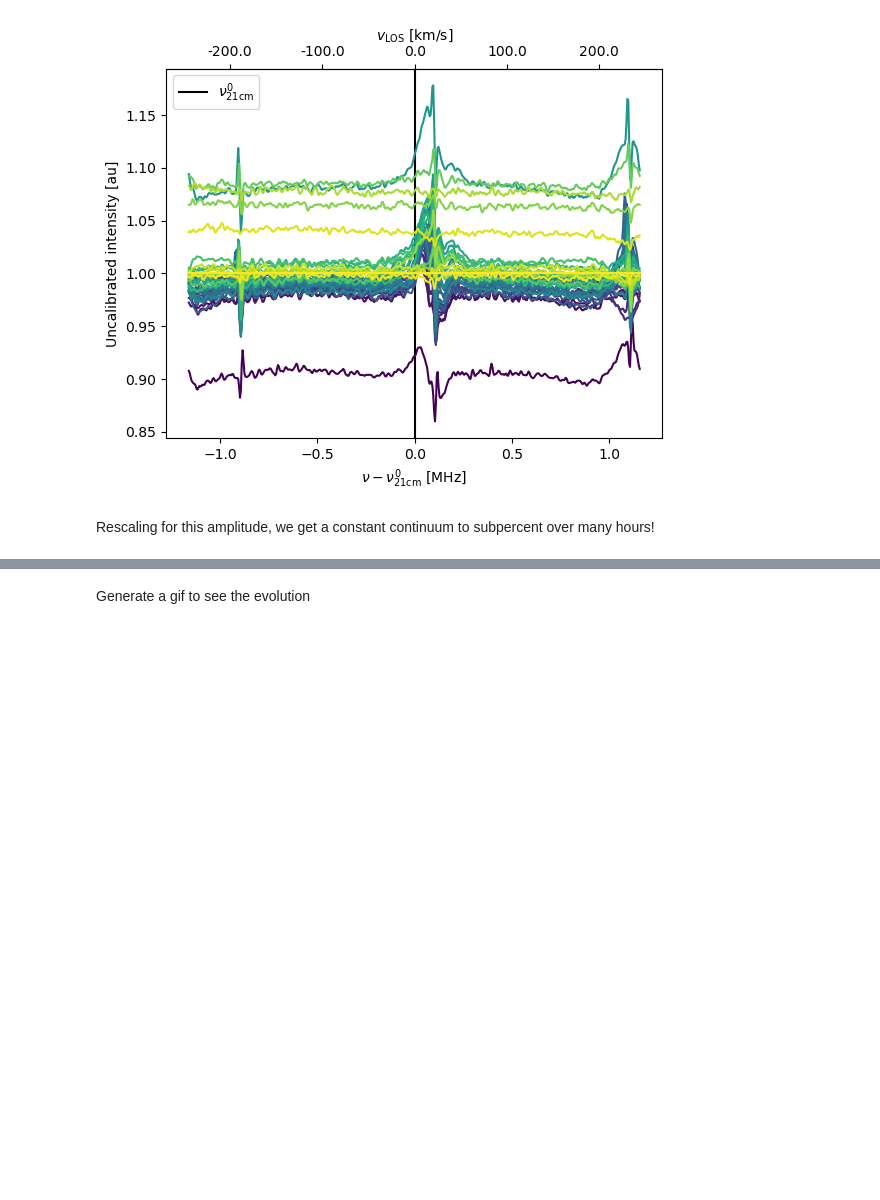
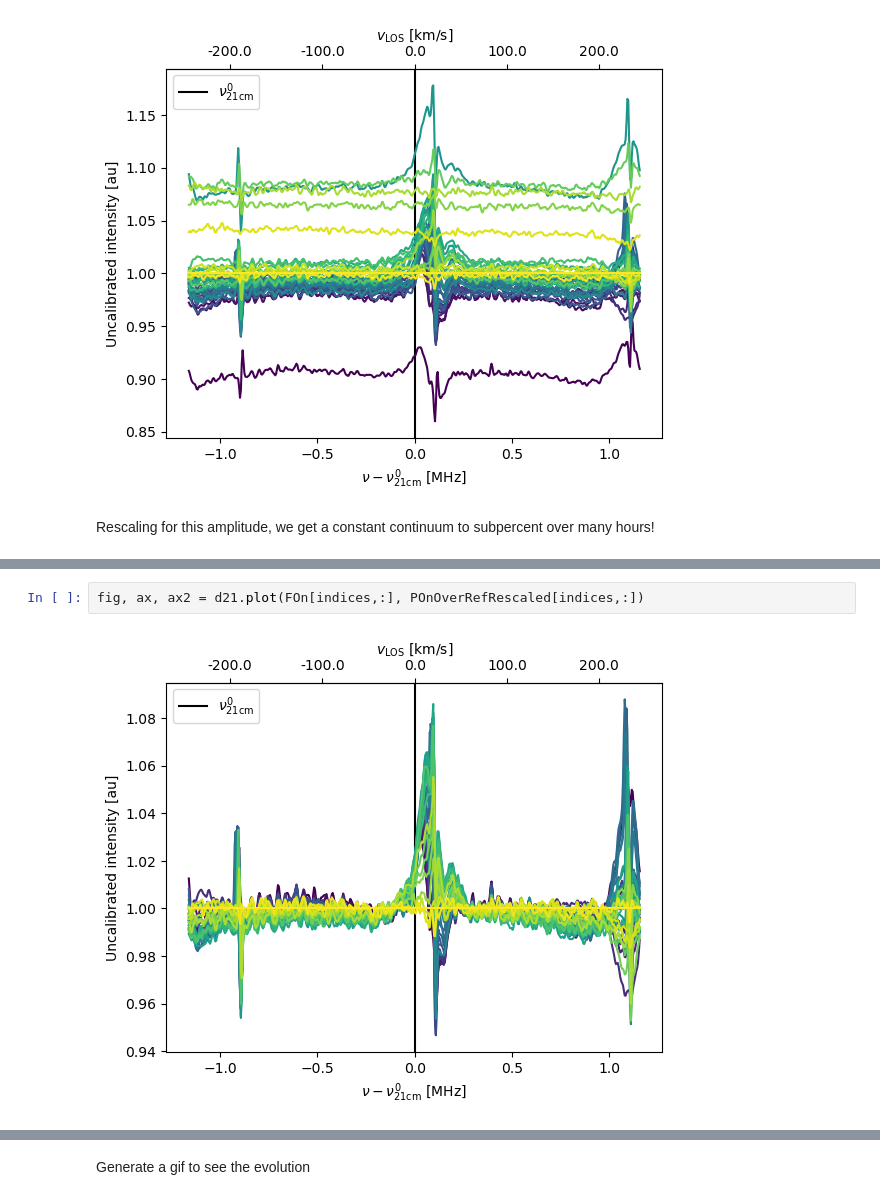
Before and after one commit to EmmanuelSchaan/DIY21cm, a Jupyter notebook: mw_detection_transiting_20250525.ipynb, the cells around one changed output, grey strips where cells are left out. Cells and saved outputs as stored; diff of their text form; blank space fills up the shorter version.

```diff
--- a/mw_detection_transiting_20250525.ipynb
+++ b/mw_detection_transiting_20250525.ipynb
@@ -186,0 +290,4 @@ fig, ax, ax2 = d21.plot(FOn, POnOverLastRescaled)
+# %%
+fig, ax, ax2 = d21.plot(FOn[indices,:], POnOverRefRescaled[indices,:])
+# %% [output]
+[figure, added]
```
Also changed, not shown: parts of 48 cells of this notebook.
